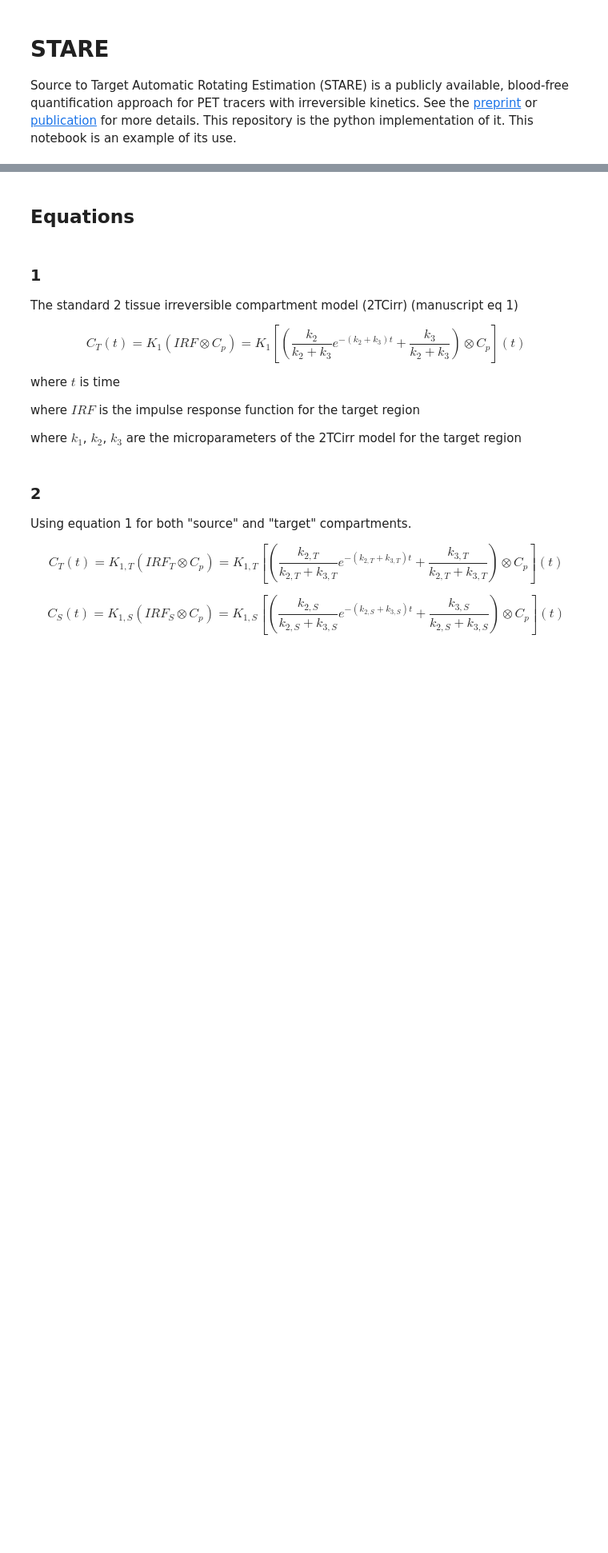
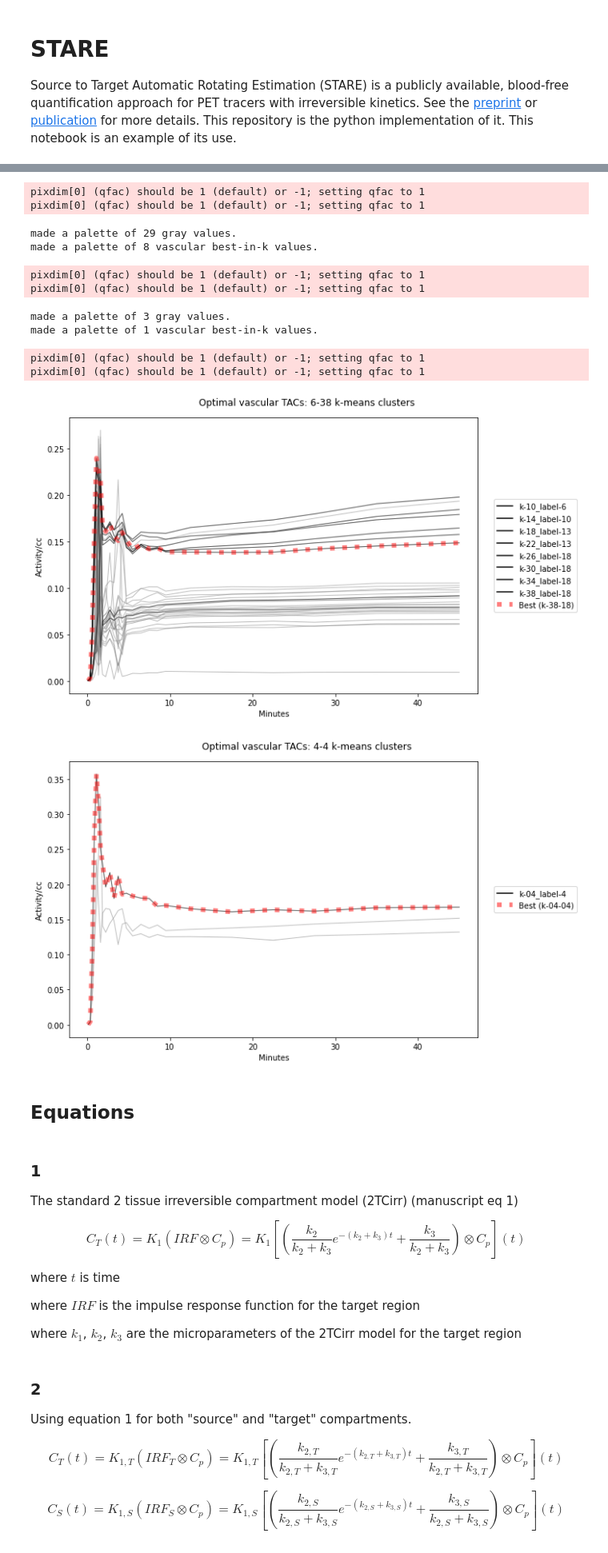
Before and after one commit to mfschmidt/stare_pet, a Jupyter notebook: examples/dev_01_description_of_stare.ipynb, the cells around one changed output, grey strips where cells are left out. Shown: that part at 80% size. Saved outputs shown, nothing was run; the diff lists cells and outputs as text; code cells hidden in the pictures; blank space fills up the shorter version.

Commit message:
added vascular clustering to notebook

```diff
--- a/examples/dev_01_description_of_stare.ipynb
+++ b/examples/dev_01_description_of_stare.ipynb
@@ -91,0 +87,13 @@ df_tacs
+# %%
+import logging
+from datetime import datetime
+from starelib.wrapper import get_tacs, get_mid_times, get_images
+
+# Validate out_path argument
+begin_timestamp = datetime.now()
+logging.info(f"Begin STARE.")
+
+# Read data
+tacs = get_tacs(args.input_path, args.subject)
+mid_times = get_mid_times(args.input_path, args.subject, args.ignore_frames)
+images = get_images(args.input_path, args.subject, args.ignore_frames)
@@ -92,3 +106,24 @@ df_tacs
+# %%
+from starelib.wrapper import vascular_clustering
+
+rslt1 = vascular_clustering(args.output_path, images,
+                            pet_units=args.pet_units,
+                            axial_slices_to_clip=args.axial_slices_to_clip,
+                            mid_times=mid_times,
+                            verbose=0)
+# %% [output]
+pixdim[0] (qfac) should be 1 (default) or -1; setting qfac to 1
+pixdim[0] (qfac) should be 1 (default) or -1; setting qfac to 1
+made a palette of 29 gray values.
+made a palette of 8 vascular best-in-k values.
+pixdim[0] (qfac) should be 1 (default) or -1; setting qfac to 1
+pixdim[0] (qfac) should be 1 (default) or -1; setting qfac to 1
+made a palette of 3 gray values.
+made a palette of 1 vascular best-in-k values.
+pixdim[0] (qfac) should be 1 (default) or -1; setting qfac to 1
+pixdim[0] (qfac) should be 1 (default) or -1; setting qfac to 1
+[figure, added]
+[figure, added]
 # %% [markdown]
 ## Equations
 # %% [markdown]
```
Also changed, not shown: parts of 7 cells of this notebook.
